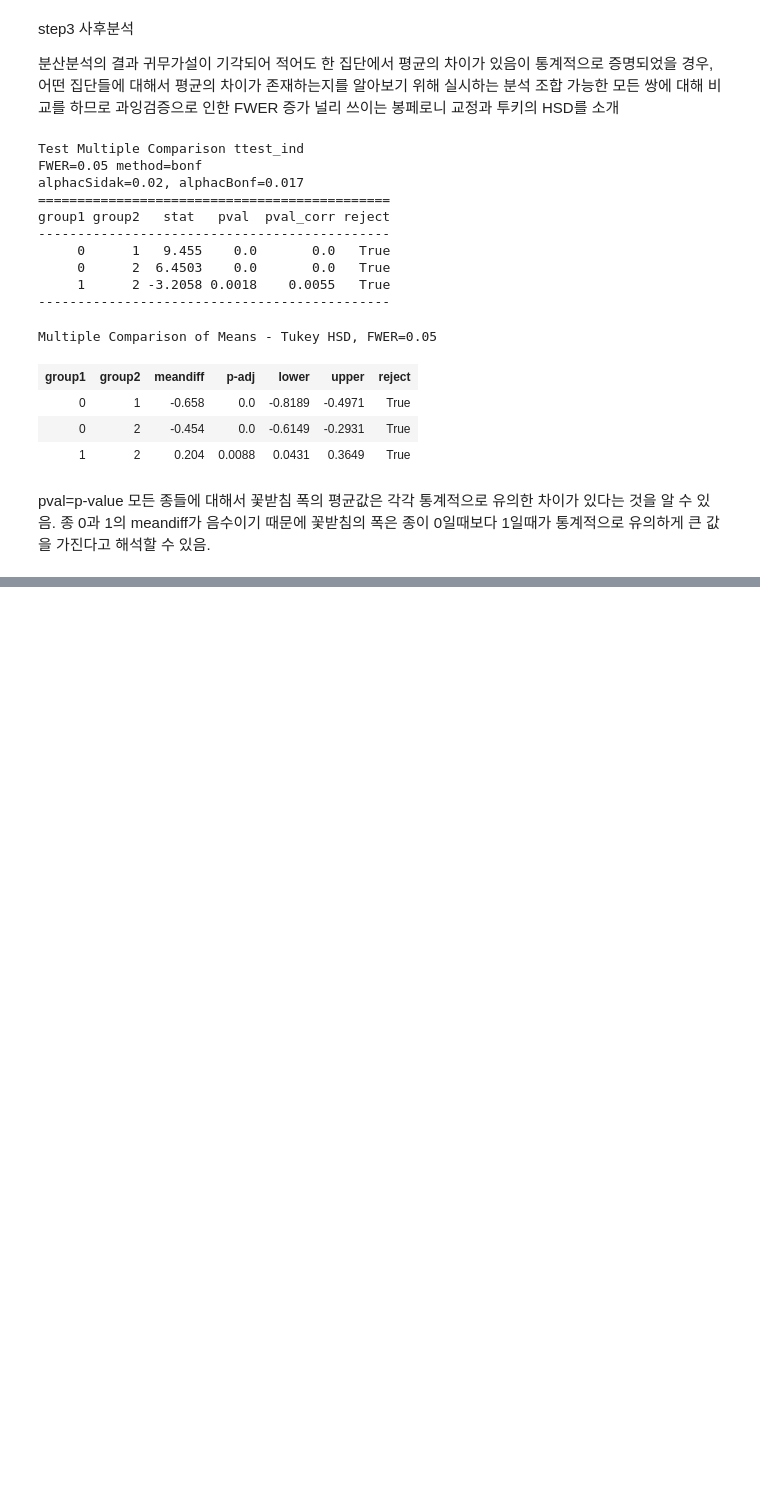
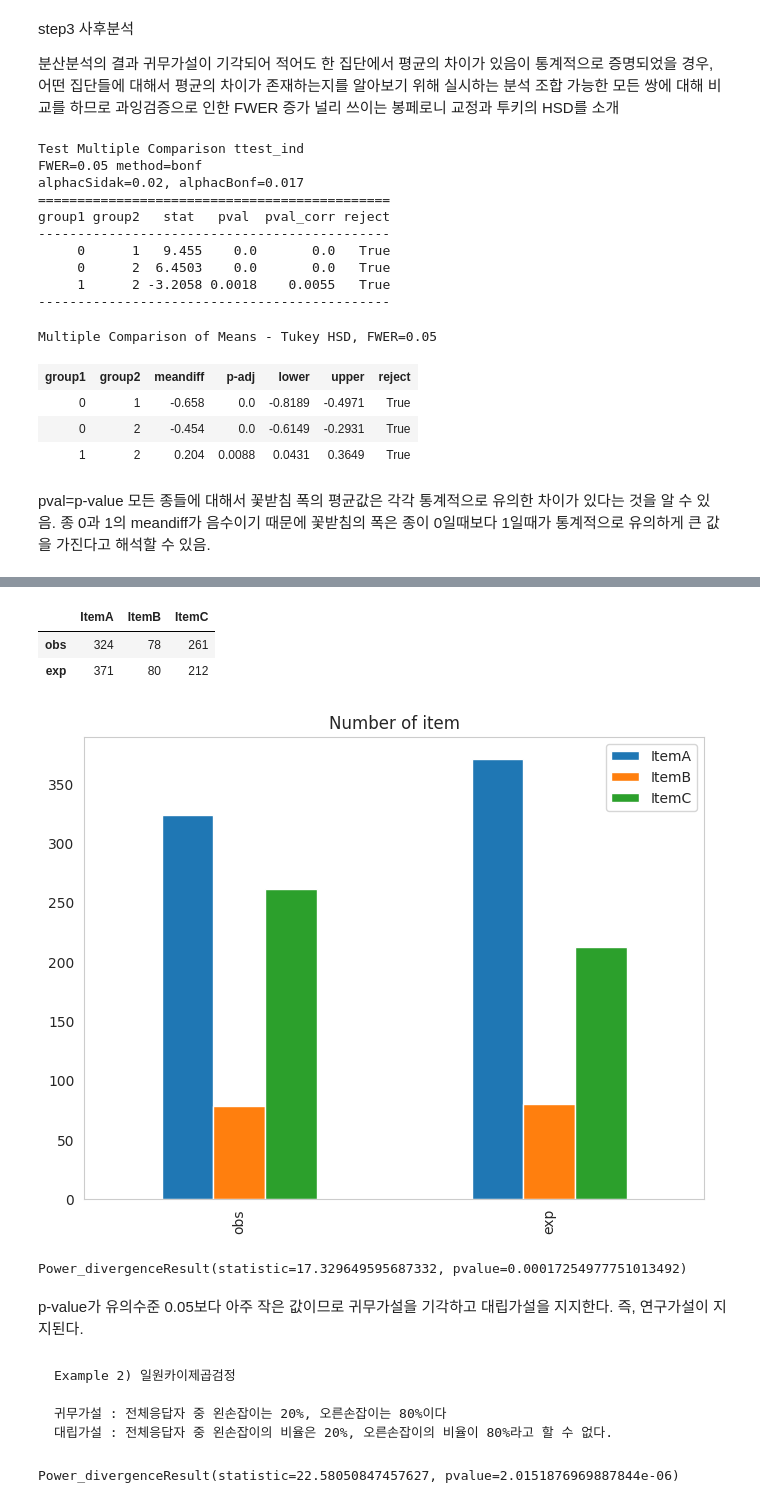
Before and after one commit to GUNWOOOH/ADP_-, a Jupyter notebook: ADP실습_1주차_통계분석.ipynb, the cells around one changed output, grey strips where cells are left out. Saved outputs shown, nothing was run; the diff lists cells and outputs as text; code cells hidden in the pictures; blank space fills up the shorter version.

```diff
--- a/ADP실습_1주차_통계분석.ipynb
+++ b/ADP실습_1주차_통계분석.ipynb
@@ -412,0 +480,32 @@ pval=p-value 모든 종들에 대해서 꽃받침 폭의 평균값은 각각 통
+# %%
+import pandas as pd
+
+xo, xe = [324,78,261], [371,80,212]
+xc = pd.DataFrame([xo,xe], columns=['ItemA','ItemB','ItemC'], index=['obs','exp'])
+xc
+# %% [output]
+|  | ItemA | ItemB | ItemC |
+| obs | 324 | 78 | 261 |
+| exp | 371 | 80 | 212 |
+# %%
+import matplotlib.pyplot as plt
+%matplotlib inline
+
+xc.plot(kind='bar', title='Number of item', figsize=(8,6))
+plt.grid()
+# %% [output]
+[figure, added]
+# %%
+from scipy.stats import chisquare
+
+result = chisquare(xo, f_exp=xe)
+result
+# %% [output]
+Power_divergenceResult(statistic=17.329649595687332, pvalue=0.00017254977751013492)
+# %% [markdown]
+p-value가 유의수준 0.05보다 아주 작은 값이므로 귀무가설을 기각하고 대립가설을 지지한다. 즉, 연구가설이 지지된다.
+# %% [markdown]
+    Example 2) 일원카이제곱검정
+
+    귀무가설 : 전체응답자 중 왼손잡이는 20%, 오른손잡이는 80%이다
+    대립가설 : 전체응답자 중 왼손잡이의 비율은 20%, 오른손잡이의 비율이 80%라고 할 수 없다.
@@ -412,0 +517,7 @@ pval=p-value 모든 종들에 대해서 꽃받침 폭의 평균값은 각각 통
+# %%
+from scipy.stats import chisquare
+
+result = chisquare(xo , f_exp=xe)
+result
+# %% [output]
+Power_divergenceResult(statistic=22.58050847457627, pvalue=2.0151876969887844e-06)
```
Also changed, not shown: parts of 25 cells of this notebook.
